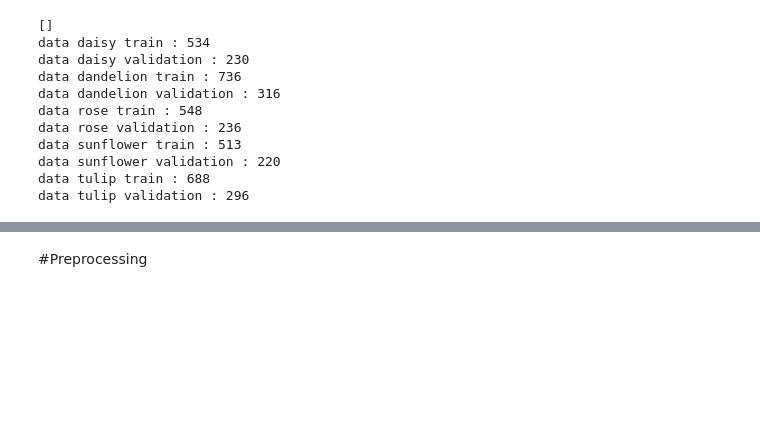
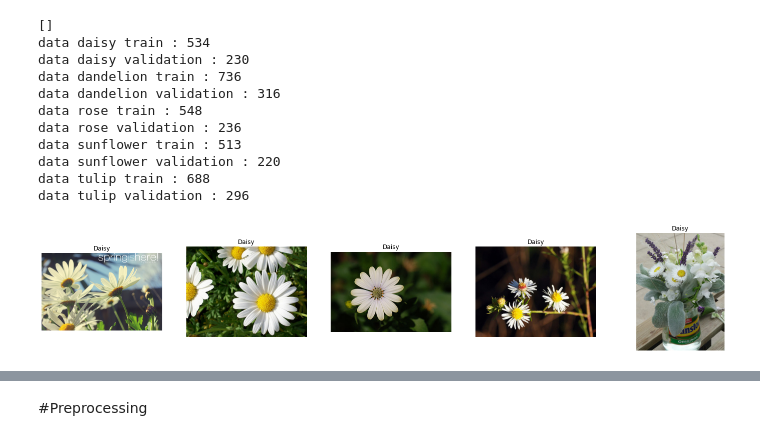
Before and after one commit to RiskyHermawan/TugasPraktikumML_141_169, a Jupyter notebook: Preprocessing_Kelompok.ipynb, the cells around one changed output, grey strips where cells are left out. Cells and saved outputs as stored; diff of their text form; code cells hidden in the pictures; blank space fills up the shorter version.

```diff
--- a/Preprocessing_Kelompok.ipynb
+++ b/Preprocessing_Kelompok.ipynb
@@ -207,3 +205,96 @@ data sunflower train : 513
 data sunflower validation : 220
 data tulip train : 688
 data tulip validation : 296
+# %%
+# Tampilkan 4 image per label beserta judul label dengan ukuran 2 baris x 4 kolom
+import matplotlib.pyplot as plt
+import matplotlib.image as mping
+
+daisy_dir=os.path.join('/content/drive/MyDrive/Semester7/MachineLearning7D/model_cell_flowers/training/daisy')
+dandelion_dir=os.path.join('/content/drive/MyDrive/Semester7/MachineLearning7D/model_cell_flowers/training/dandelion')
+rose_dir=os.path.join('/content/drive/MyDrive/Semester7/MachineLearning7D/model_cell_flowers/training/rose')
+sunflower_dir=os.path.join('/content/drive/MyDrive/Semester7/MachineLearning7D/model_cell_flowers/training/sunflower')
+tulip_dir=os.path.join('/content/drive/MyDrive/Semester7/MachineLearning7D/model_cell_flowers/training/tulip')
+
+daisy_image = os.listdir(daisy_dir)
+dandelion_image = os.listdir(dandelion_dir)
+rose_image = os.listdir(rose_dir)
+sunflower_image = os.listdir(sunflower_dir)
+tulip_image = os.listdir(tulip_dir)
+
+
+fname1 = [os.path.join(daisy_dir,fname)
+        for fname in daisy_image[:5]]
+
+fname2 = [os.path.join(dandelion_dir,fname)
+        for fname in dandelion_image[:5]]
+
+fname3 = [os.path.join(rose_dir,fname)
+        for fname in rose_image[:5]]
+
+fname4 = [os.path.join(sunflower_dir,fname)
+        for fname in sunflower_image[:5]]
+
+fname5 = [os.path.join(tulip_dir,fname)
+        for fname in tulip_image[:5]]
+
+
+ncolu = 5
+nrow = 5
+fig = plt.gcf()
+fig.set_size_inches(ncolu*5,nrow*5)
+for i,fname in enumerate(fname1):
+    sp = plt.subplot(5,5,i+1)
+    sp.axis('off')
+    img = mping.imread(fname)
+    plt.title('Daisy')
+    plt.imshow(img)
+plt.show()
+
+ncolu = 5
+nrow = 5
+fig = plt.gcf()
+fig.set_size_inches(ncolu*5,nrow*5)
+for i,fname in enumerate(fname2):
+    sp = plt.subplot(5,5,i+1)
+    sp.axis('off')
+    img = mping.imread(fname)
+    plt.title('Dandelion')
+    plt.imshow(img)
+
+ncolu = 5
+nrow = 5
+fig = plt.gcf()
+fig.set_size_inches(ncolu*5,nrow*5)
+for i,fname in enumerate(fname3):
+    sp = plt.subplot(5,5,i+1)
+    sp.axis('off')
+    img = mping.imread(fname)
+    plt.title('Rose')
+    plt.imshow(img)
+
+ncolu = 5
+nrow = 5
+fig = plt.gcf()
+fig.set_size_inches(ncolu*5,nrow*5)
+for i,fname in enumerate(fname4):
+    sp = plt.subplot(5,5,i+1)
+    sp.axis('off')
+    img = mping.imread(fname)
+    plt.title('Sunflower')
+    plt.imshow(img)
+
+ncolu = 5
+nrow = 5
+fig = plt.gcf()
+fig.set_size_inches(ncolu*5,nrow*5)
+for i,fname in enumerate(fname5):
+    sp = plt.subplot(5,5,i+1)
+    sp.axis('off')
+    img = mping.imread(fname)
+    plt.title('Tulip')
+    plt.imshow(img)
+
+plt.show()
+# %% [output]
+[figure, added]
```
Also changed, not shown: parts of 7 cells of this notebook.
